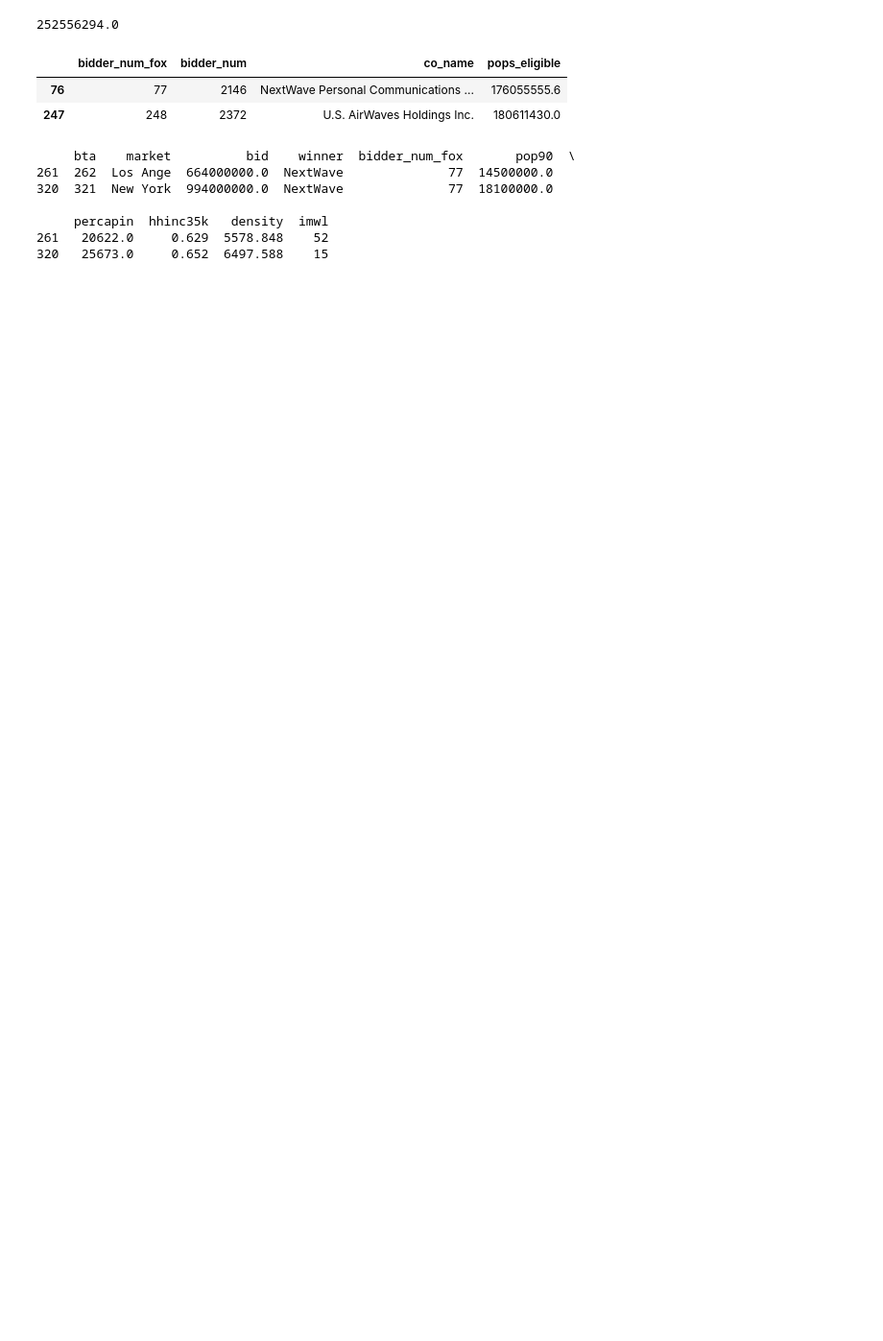
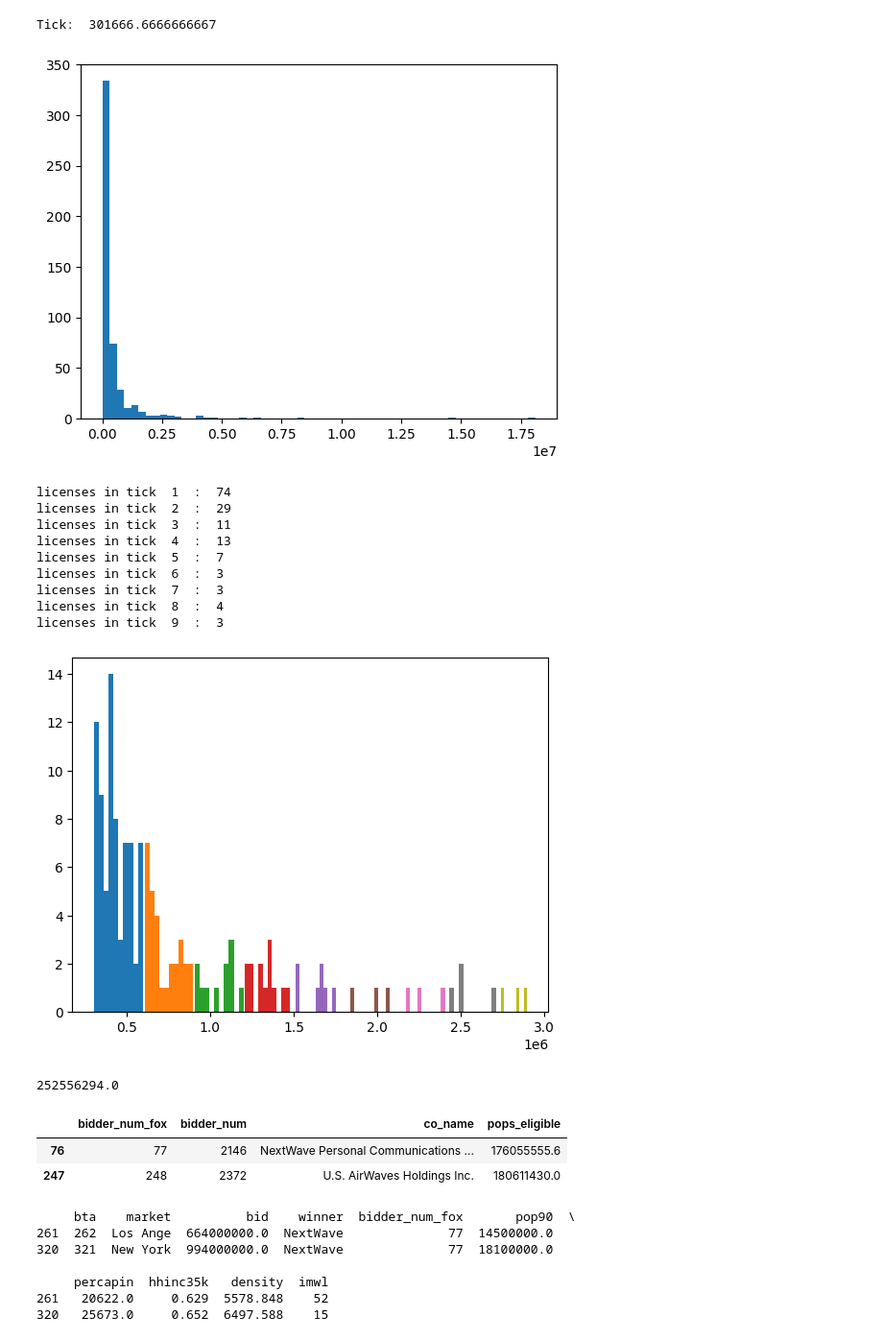
Before and after one commit to enzodipasquale/combinatorial-choice-estimation, a Jupyter notebook: Empirical_application/Fox_Bajari_application.ipynb, the cells around one changed output. Shown: that part at 96% size. Saved outputs shown, nothing was run; the diff lists cells and outputs as text; code cells hidden in the pictures; blank space fills up the shorter version.

```diff
--- a/Empirical_application/Fox_Bajari_application.ipynb
+++ b/Empirical_application/Fox_Bajari_application.ipynb
@@ -99,3 +104,36 @@ Population statistics
+# %%
+
+num_bins = 60
+tick = bta_data['pop90'].max()/num_bins
+print('Tick: ' , tick)
+
+pop_bins = np.linspace(0, bta_data['pop90'].max(), num_bins +1)
+plt.hist(bta_data['pop90'], bins=pop_bins)
+plt.show()
+
+
+
+# add up to the num_ticks tick
+num_ticks = 10
+for i in range(1, num_ticks):
+    print('licenses in tick ', i, ' : ', len(bta_data['pop90'][(bta_data['pop90'] > i*tick) & (bta_data['pop90'] <= (i+1)*tick)]))
+    plt.hist(bta_data['pop90'][(bta_data['pop90'] > i*tick) & (bta_data['pop90'] <= (i+1)*tick)])
+
+
+plt.show()
+# %% [output]
+Tick:  301666.6666666667
+[figure, added]
+licenses in tick  1  :  74
+licenses in tick  2  :  29
+licenses in tick  3  :  11
+licenses in tick  4  :  13
+licenses in tick  5  :  7
+licenses in tick  6  :  3
+licenses in tick  7  :  3
+licenses in tick  8  :  4
+licenses in tick  9  :  3
+[figure, added]
 # %%
 print(bta_data['pop90'].sum())
 
```
Also changed, not shown: parts of 14 cells of this notebook.
